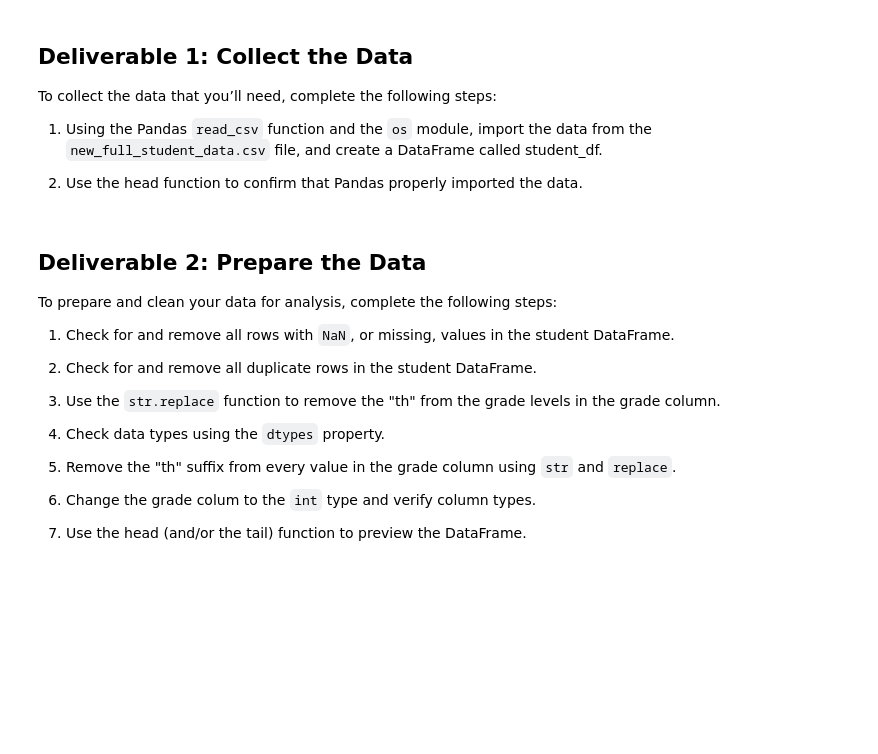
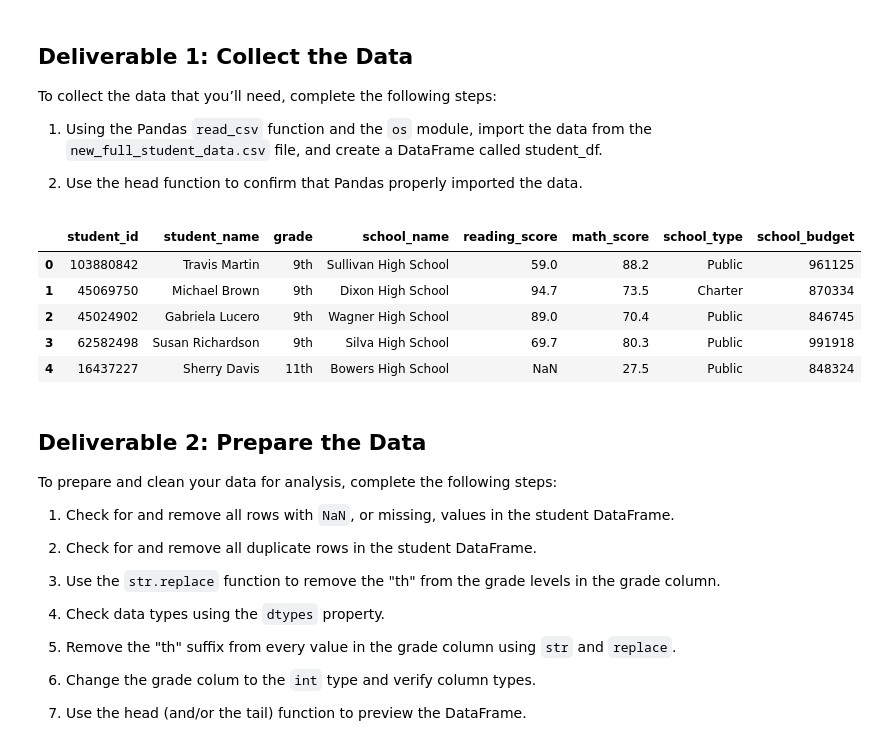
Before and after one commit to tanahildebrand/student_data, a Jupyter notebook: Student_Data_Challenge.ipynb, the cells around one changed output. Cells and saved outputs as stored; diff of their text form; code cells hidden in the pictures; blank space fills up the shorter version.

```diff
--- a/Student_Data_Challenge.ipynb
+++ b/Student_Data_Challenge.ipynb
@@ -15,10 +13,18 @@ To collect the data that you’ll need, complete the following steps:
 2. Use the head function to confirm that Pandas properly imported the data.
 # %%
 # Create the path and import the data
-full_student_data = os.path.join('../Resources/new_full_student_data.csv')
+full_student_data = os.path.join('./Resources/new_full_student_data.csv')
 student_df = pd.read_csv(full_student_data)
 # %%
 # Verify that the data was properly imported
+student_df.head()
+# %% [output]
+|  | student_id | student_name | grade | school_name | reading_score | math_score | school_type | school_budget |
+| 0 | 103880842 | Travis Martin | 9th | Sullivan High School | 59.0 | 88.2 | Public | 961125 |
+| 1 | 45069750 | Michael Brown | 9th | Dixon High School | 94.7 | 73.5 | Charter | 870334 |
+| 2 | 45024902 | Gabriela Lucero | 9th | Wagner High School | 89.0 | 70.4 | Public | 846745 |
+| 3 | 62582498 | Susan Richardson | 9th | Silva High School | 69.7 | 80.3 | Public | 991918 |
+| 4 | 16437227 | Sherry Davis | 11th | Bowers High School | NaN | 27.5 | Public | 848324 |
 # %% [markdown]
 ## Deliverable 2: Prepare the Data
 
```
Also changed, not shown: parts of 22 cells of this notebook.
